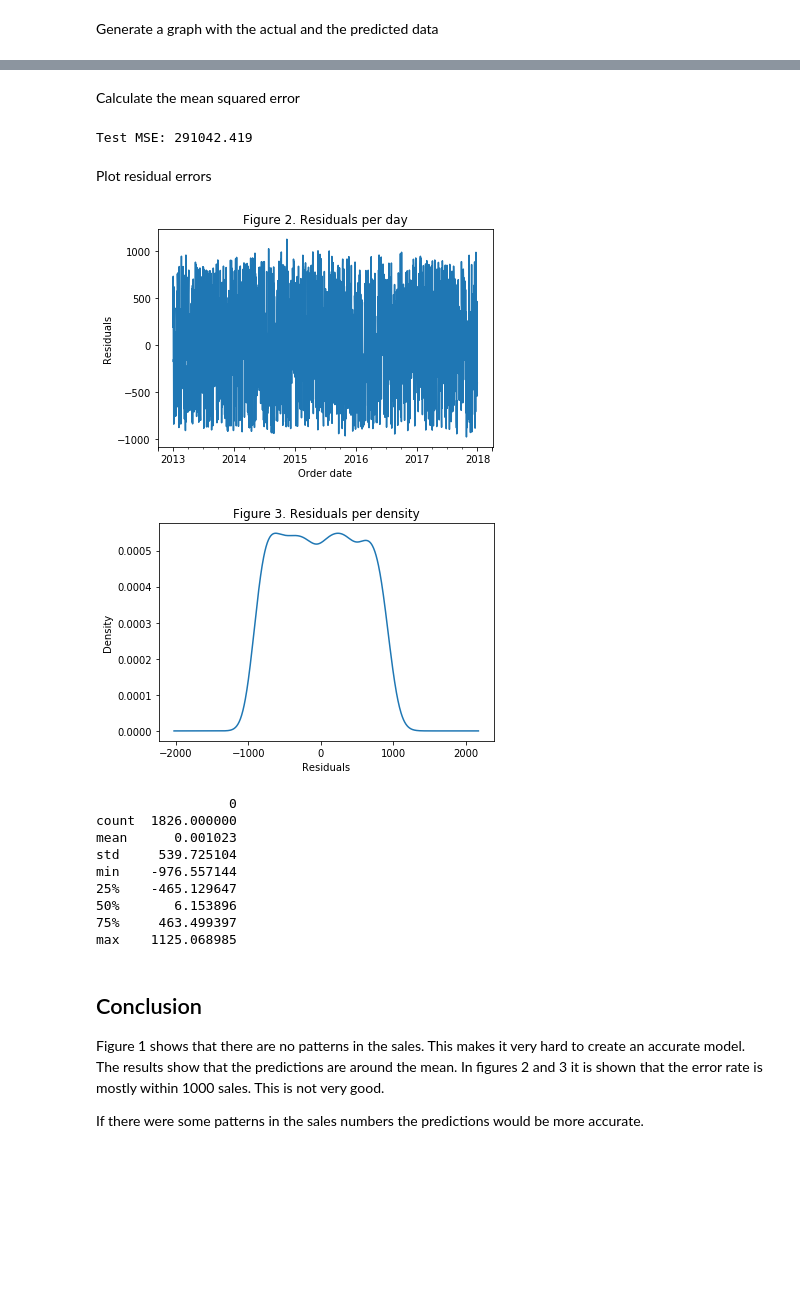
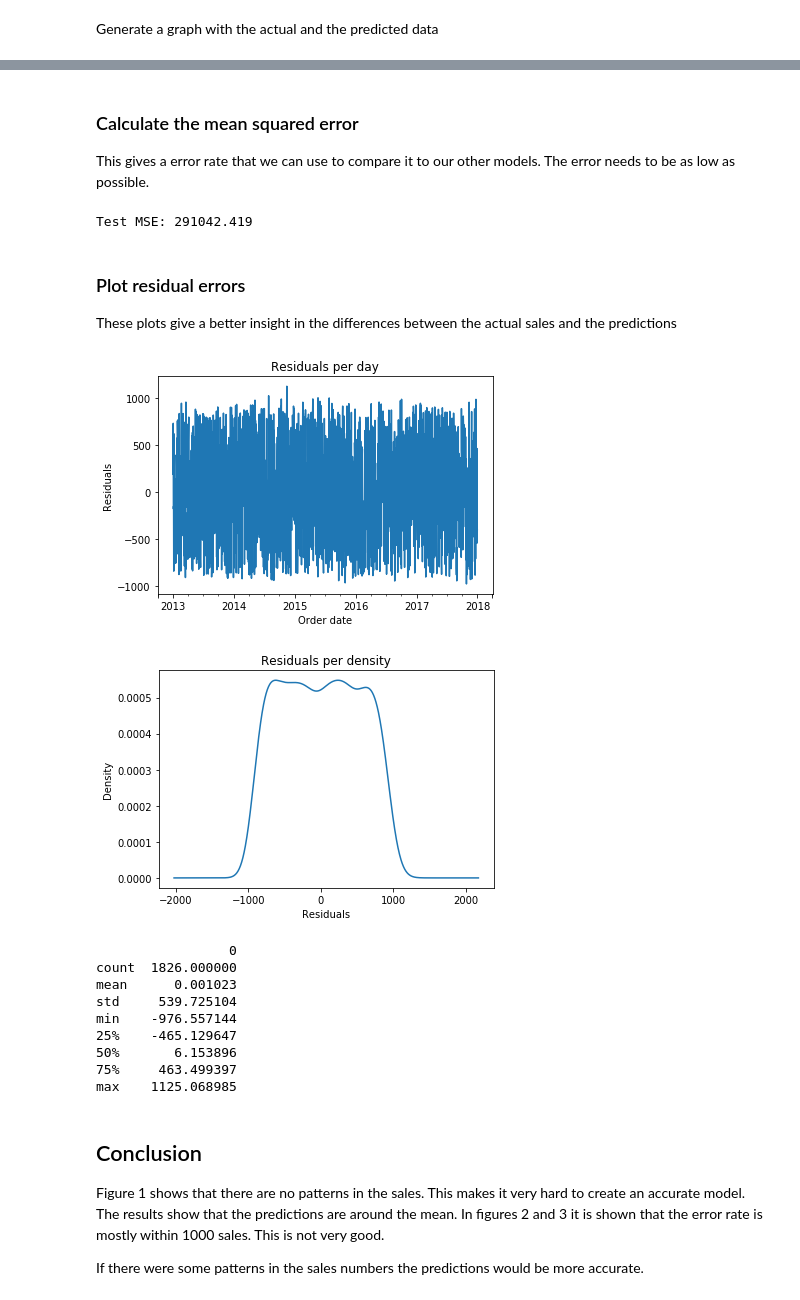
Before and after one commit to ivangermanov/data_science_project, a Jupyter notebook: Models/Forecasting demand.ipynb, the cells around one changed output, grey strips where cells are left out. Saved outputs shown, nothing was run; the diff lists cells and outputs as text; code cells hidden in the pictures; blank space fills up the shorter version.

```diff
--- a/Models/Forecasting demand.ipynb
+++ b/Models/Forecasting demand.ipynb
@@ -116,29 +117,31 @@ plt.show()
-# %% [markdown]
-Calculate the mean squared error
+# %% [markdown]
+### Calculate the mean squared error
+This gives a error rate that we can use to compare it to our other models. The error needs to be as low as possible.
 # %%
 from sklearn.metrics import mean_squared_error
 test_score = mean_squared_error(df_furniture['Count'][1:], forecast[1:len(df_furniture['Count'])])
 print('Test MSE: %.3f' % test_score)
 # %% [output]
 Test MSE: 291042.419
-# %% [markdown]
-Plot residual errors
+# %% [markdown]
+### Plot residual errors
+These plots give a better insight in the differences between the actual sales and the predictions
 # %%
 residuals = pd.DataFrame(results.resid)
 residuals.plot()
 plt.ylabel('Residuals')
 plt.legend().remove()
-plt.title("Figure 2. Residuals per day")
+plt.title("Residuals per day")
 plt.show()
 residuals.plot(kind='kde', label="Residuals")
 plt.xlabel('Residuals')
 plt.legend().remove()
-plt.title("Figure 3. Residuals per density")
+plt.title("Residuals per density")
 plt.show()
 print(residuals.describe())
 # %% [output]
-[figure, old version]
+[figure, new version]
-[figure, old version]
+[figure, new version]
                  0
 count  1826.000000
 mean      0.001023
```
Also changed, not shown: parts of 3 cells of this notebook.
